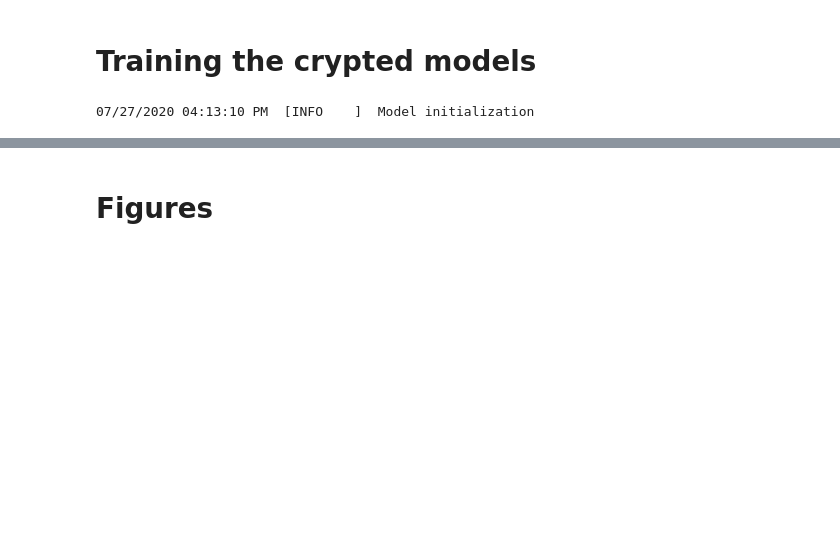
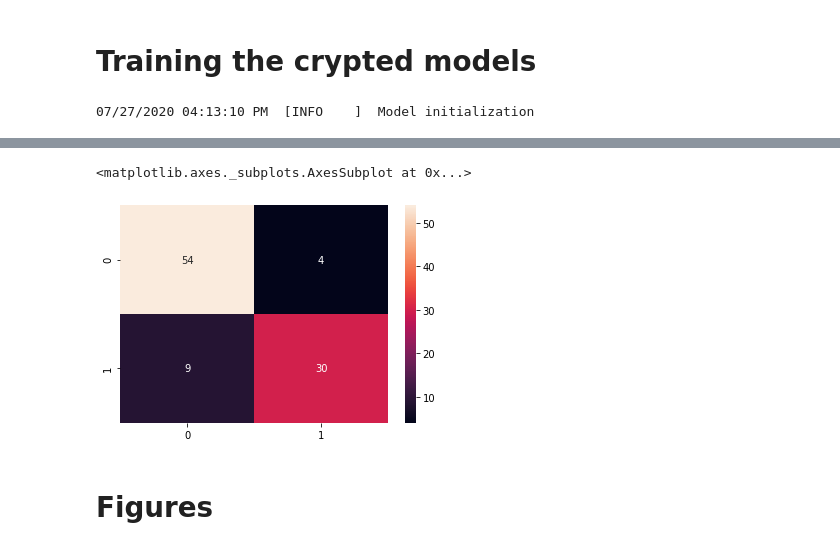
Before and after one commit to arthurPignet/privacy-preserving-titanic-challenge, a Jupyter notebook: ckks_titanic/notebooks/2-ap-main.ipynb, the cells around one changed output, grey strips where cells are left out. Cells and saved outputs as stored; diff of their text form; code cells hidden in the pictures; blank space fills up the shorter version.

```diff
--- a/ckks_titanic/notebooks/2-ap-main.ipynb
+++ b/ckks_titanic/notebooks/2-ap-main.ipynb
@@ -401,0 +511,15 @@ model.iter
+# %%
+prediction = sk_model.predict(test_features)
+prediction = 1*(prediction > 0.5)
+recall = recall_score(test_labels,prediction)
+F1 = f1_score(test_labels, prediction)
+precision = precision_score(test_labels, prediction)
+cf_m=confusion_matrix(test_labels, prediction )
+accuracy = accuracy_score(test_labels, prediction)
+
+logging.info("Precision score of scikit-learn model on test set: %s " % precision)
+logging.info("Recall score  of scikit-learn model on test set : %s " % recall)
+logging.info("F1 score of scikit-learn model on test set: %s " % F1)
+logging.info("Accuracy of scikit-learn model on test set : %s " % accuracy)
+sns.heatmap(cf_m, annot=True)
+# %% [output]
@@ -402,3 +530,5 @@ model.iter
+<matplotlib.axes._subplots.AxesSubplot at 0x...>
+[figure, added]
 # %% [markdown]
 # Figures
 # %% [markdown]
```
Also changed, not shown: parts of 20 cells of this notebook, 1 other file.
